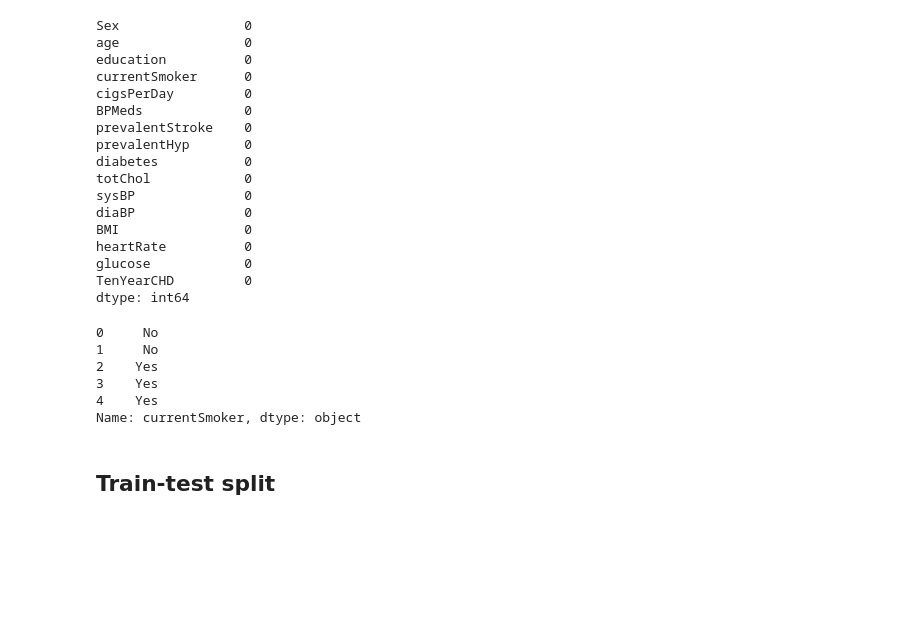
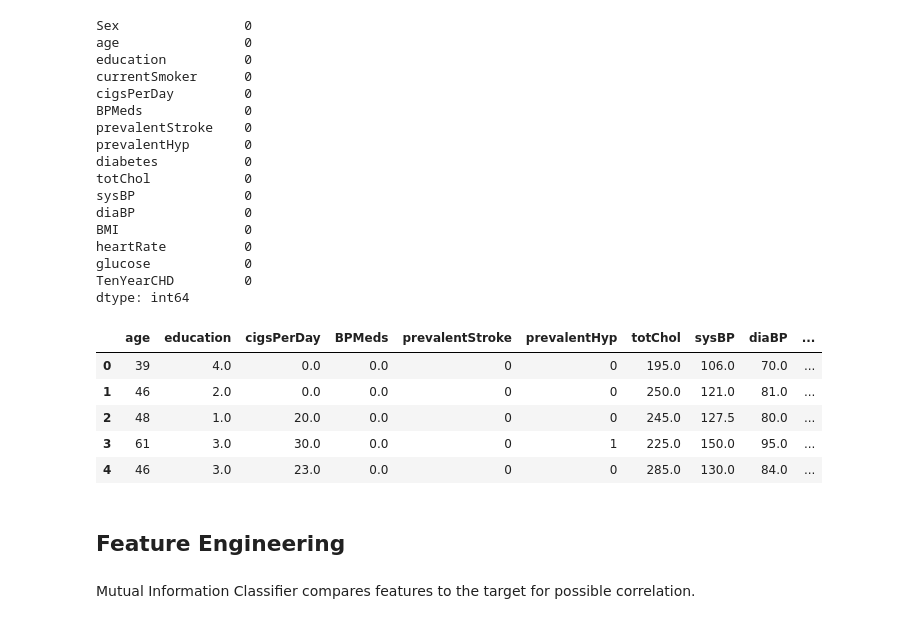
Before and after one commit to BrandonSager/HeartDiseasePredictor, a Jupyter notebook: HeartDiseasePredictor.ipynb, the cells around one changed output. Cells and saved outputs as stored; diff of their text form; code cells hidden in the pictures; blank space fills up the shorter version.

```diff
--- a/HeartDiseasePredictor.ipynb
+++ b/HeartDiseasePredictor.ipynb
@@ -287,21 +287,21 @@ data.drop('Sex',axis=1,inplace=True)
 No_Diabetes = pd.get_dummies(data.diabetes,drop_first=True)
 data['No_Diabetes'] = No_Diabetes
 data.drop('diabetes',axis=1,inplace=True)
-# %%
-data.currentSmoker.head()
-# %% [output]
-0     No
-1     No
-2    Yes
-3    Yes
-4    Yes
-Name: currentSmoker, dtype: object
 # %%
 Non_Smoker = pd.get_dummies(data.currentSmoker,drop_first=True)
 data['Non_Smoker'] = Non_Smoker
 data.drop('currentSmoker',axis=1,inplace=True)
+# %%
+data.head()
+# %% [output]
+|  | age | education | cigsPerDay | BPMeds | prevalentStroke | prevalentHyp | totChol | sysBP | diaBP | ... |
+| 0 | 39 | 4.0 | 0.0 | 0.0 | 0 | 0 | 195.0 | 106.0 | 70.0 | ... |
+| 1 | 46 | 2.0 | 0.0 | 0.0 | 0 | 0 | 250.0 | 121.0 | 81.0 | ... |
+| 2 | 48 | 1.0 | 20.0 | 0.0 | 0 | 0 | 245.0 | 127.5 | 80.0 | ... |
+| 3 | 61 | 3.0 | 30.0 | 0.0 | 0 | 1 | 225.0 | 150.0 | 95.0 | ... |
+| 4 | 46 | 3.0 | 23.0 | 0.0 | 0 | 0 | 285.0 | 130.0 | 84.0 | ... |
 # %% [markdown]
-## Train-test split
+## Feature Engineering
 # %%
 from sklearn.model_selection import train_test_split
 # %%
@@ -309,3 +309,5 @@ X = data.drop('TenYearCHD',axis=1)
 y = data.TenYearCHD
 # %%
 X_train, X_test, y_train, y_test = train_test_split(X,y,test_size=0.2)
+# %% [markdown]
+Mutual Information Classifier compares features to the target for possible correlation.
```
Also changed, not shown: parts of 10 cells of this notebook, 2 other files.
